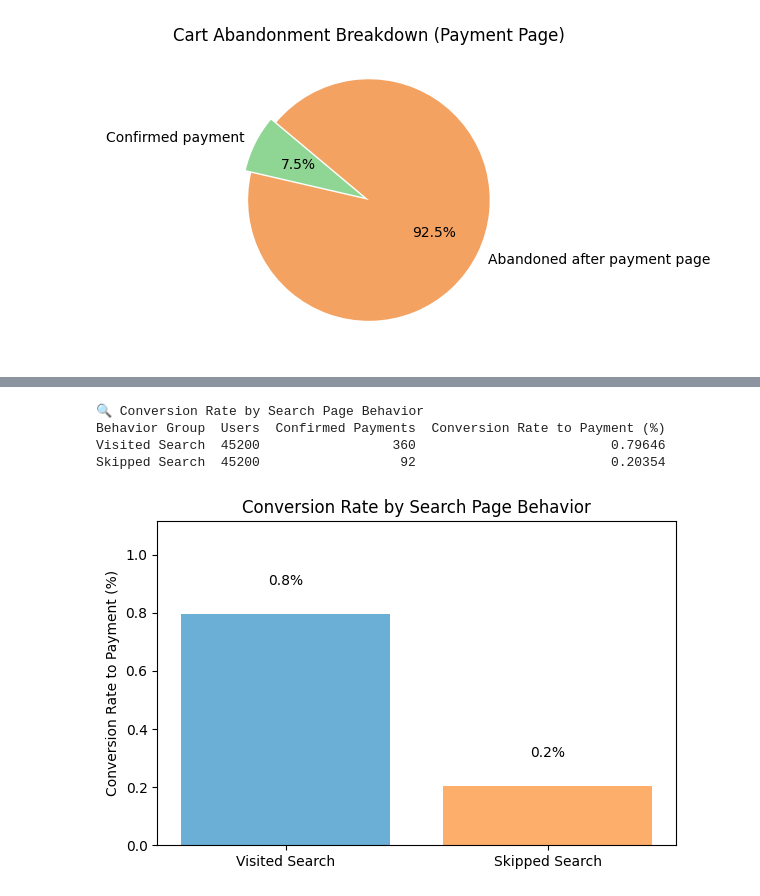
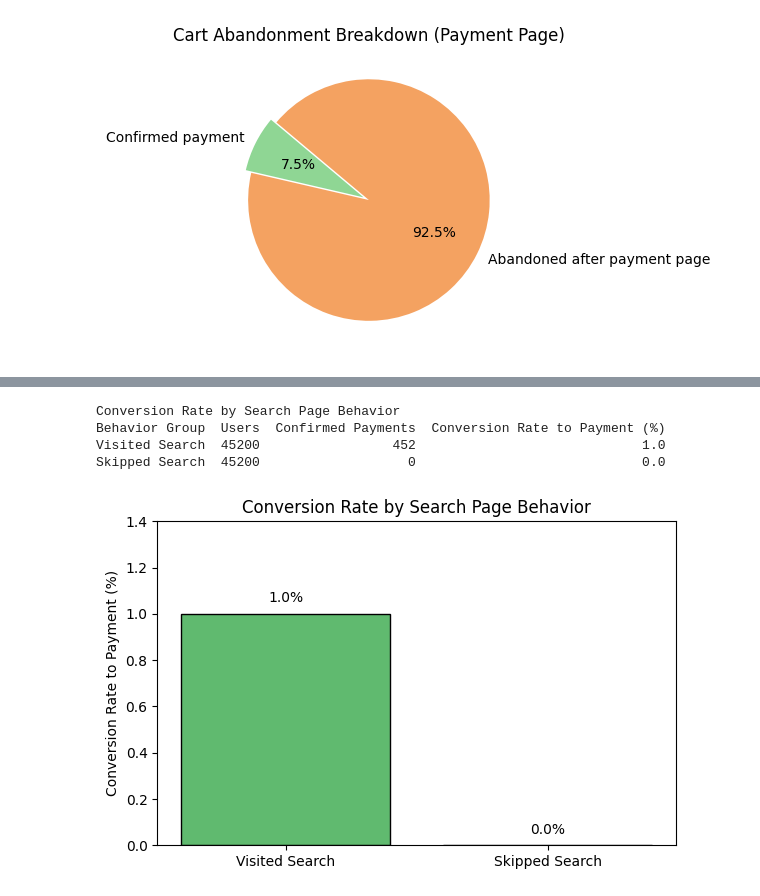
Before and after one commit to MH-Insights/ecommerce-funnel-conversion, a Jupyter notebook: Ecommerce_FunnelConversionAnalysis_CartAbandonmentFocus.ipynb, the cells around one changed output, grey strips where cells are left out. Cells and saved outputs as stored; diff of their text form; code cells hidden in the pictures.

```diff
--- a/Ecommerce_FunnelConversionAnalysis_CartAbandonmentFocus.ipynb
+++ b/Ecommerce_FunnelConversionAnalysis_CartAbandonmentFocus.ipynb
@@ -89,7 +76,7 @@ ecommerce-website-funnel-analysis.zip: Skipping, found more recently modified lo
 # Product pov: The biggest opportunity is at X stage so that's where we'll gain the most from investing UX or incentives
 
 # Total users at each step
-total_users = len(funnel_df)
+total_users = funnel_df.shape[0]  # or len(df)
 home_visits = funnel_df['visited_home'].sum()
 search_visits = funnel_df['visited_search'].sum()
 payment_visits = funnel_df['visited_payment'].sum()
@@ -125,7 +112,7 @@ funnel_summary = pd.DataFrame({
         payment_confirmations
     ],
     "Drop-off From Prev (%)": [
-        None,  # No drop from homepage
+        None,  # All users in this dataset hit the homepage
         100 * (1 - conversion_home_to_search),
         100 * (1 - conversion_search_to_payment),
         100 * (1 - conversion_payment_to_confirmation)
@@ -139,7 +126,9 @@ import matplotlib.pyplot as plt
 
 plt.figure(figsize=(8, 5))
 plt.bar(funnel_summary["Step"], funnel_summary["Users"], color='skyblue')
-plt.title("User Count at Each Funnel Step")
+for i, val in enumerate(funnel_summary["Users"]):
+    plt.text(i, val + 1000, f'{val:,}', ha='center', va='bottom', fontsize=9)
+plt.title("User Count Per Funnel Step")
 plt.xlabel("Funnel Stage")
 plt.ylabel("Number of Users")
 plt.xticks(rotation=15)
@@ -415,61 +404,71 @@ Total full funnel converters: 452
 # → Identify patterns to explore e.g. users who skip the search page are 60% more likely to drop off at payment
 # Product pov: Test nudging more users toward the search step earlier
 
-# Table
+# 📍 Conversion Rate by Search Page Behavior (Auto-Calculated)
+
 import pandas as pd
 import matplotlib.pyplot as plt
 
-# Example data (replace with actual values)
-visited_search = 45200
-skipped_search = 45200
-confirmed_payment_visited = 360
-confirmed_payment_skipped = 92
+# Derive user segments
+visited_search_df = funnel_df[funnel_df['visited_search'] == 1]
+skipped_search_df = funnel_df[funnel_df['visited_search'] == 0]
 
-# Calculate conversion rates
-conversion_rate_visited = confirmed_payment_visited / visited_search * 100
-conversion_rate_skipped = confirmed_payment_skipped / skipped_search * 100
+# Calculate user volumes per funnel stage
+visited_search = len(visited_search_df)
+skipped_search = len(skipped_search_df)
+
+confirmed_payment_visited = visited_search_df['confirmed_payment'].sum()
+confirmed_payment_skipped = skipped_search_df['confirmed_payment'].sum()
+
+# Compute conversion rates per funnel stage
+conversion_rate_visited = (confirmed_payment_visited / visited_search) * 100
+conversion_rate_skipped = (confirmed_payment_skipped / skipped_search) * 100
 
 # Create summary table
 summary_df = pd.DataFrame({
     'Behavior Group': ['Visited Search', 'Skipped Search'],
     'Users': [visited_search, skipped_search],
     'Confirmed Payments': [confirmed_payment_visited, confirmed_payment_skipped],
     'Conversion Rate to Payment (%)': [conversion_rate_visited, conversion_rate_skipped]
 })
 
 # Display table
-print("🔍 Conversion Rate by Search Page Behavior")
+print("Conversion Rate by Search Page Behavior")
 print(summary_df.to_string(index=False))
 
-# Visualization
+# Visualize
 fig, ax = plt.subplots(figsize=(6, 4))
 bars = ax.bar(summary_df['Behavior Group'], summary_df['Conversion Rate to Payment (%)'],
-              color=['#6baed6', '#fdae6b'])
+              color=['#60ba6f', '#f4a261'], edgecolor='black')
 
 # Annotate bars
 for bar in bars:
     height = bar.get_height()
-    ax.text(bar.get_x() + bar.get_width()/2, height + 0.1, f'{height:.1f}%', ha='center', fontsize=10)
+    ax.text(bar.get_x() + bar.get_width() / 2, height + 0.05,
+            f'{height:.1f}%', ha='center', fontsize=10)
 
 ax.set_ylabel('Conversion Rate to Payment (%)')
 ax.set_title('Conversion Rate by Search Page Behavior')
 ax.set_ylim(0, max(summary_df['Conversion Rate to Payment (%)']) * 1.4)
 plt.tight_layout()
 plt.show()
 
 
-# Users who engage with search have 4x higher conversion rate (0.8% vs 0.2%)
-# → Suggests that search engagement is a strong behavioral signal of purchase intent
-# → Search may help users explore more relevant products, overcome hesitation, or better understand options - priming them to commit to payment
-# Product pov: Search seems to be a conversion catalyst
-# → Nudge users toward search before showing payment options
-# → Add contextual prompts encouraging search e.g. find the best fit for you
-# → Test defaulting new users to the search page instead of browsing
-# → Experiment with search incentives e.g. unlock exclusive offers through search
-# → Investigate why users skip search: UX (hard to find?), behavioral (unaware of its value?)
+# 100% of conversions came from users who visited the search page
+# Users who skipped the search page represented 50% of the user base at this stage yet 0% converted
+# Engagement with search is a necessary precursor to conversion in this funnel
+# Search is an activation opportunity:
+## → Nudge more users into it with tailored prompts pre-payment e.g. "find the best fit for you"
+## → Test requiring search before payment access to verify causality
+## → Boost inventives
+### → Unlock exclusive filters or offers after searching
+### → Use badges, trust icons, or interactive prompts that increase perceived value of search
+## → Reinforce the value of search in messaging e.g. "most users find their match using search"
+
+# Validation below
 # %% [output]
-🔍 Conversion Rate by Search Page Behavior
+Conversion Rate by Search Page Behavior
 Behavior Group  Users  Confirmed Payments  Conversion Rate to Payment (%)
-Visited Search  45200                 360                         0.79646
-Skipped Search  45200                  92                         0.20354
+Visited Search  45200                 452                             1.0
+Skipped Search  45200                   0                             0.0
-[figure, old version]
+[figure, new version]
```
Also changed, not shown: parts of 13 cells of this notebook.
